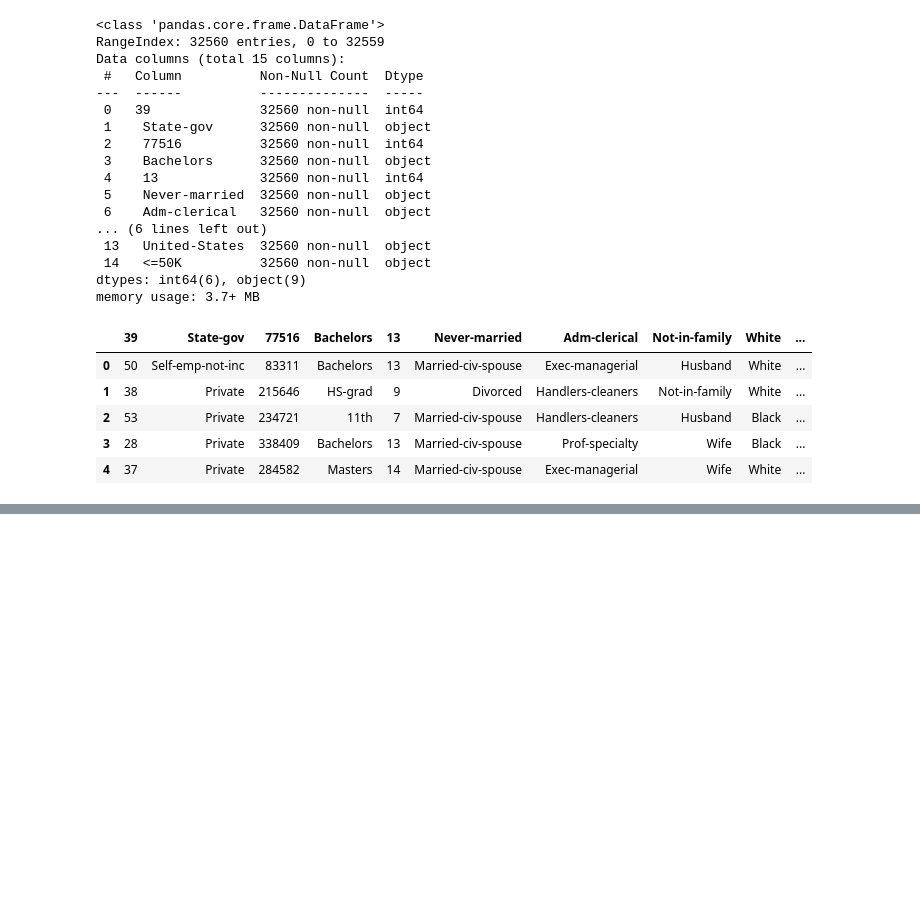
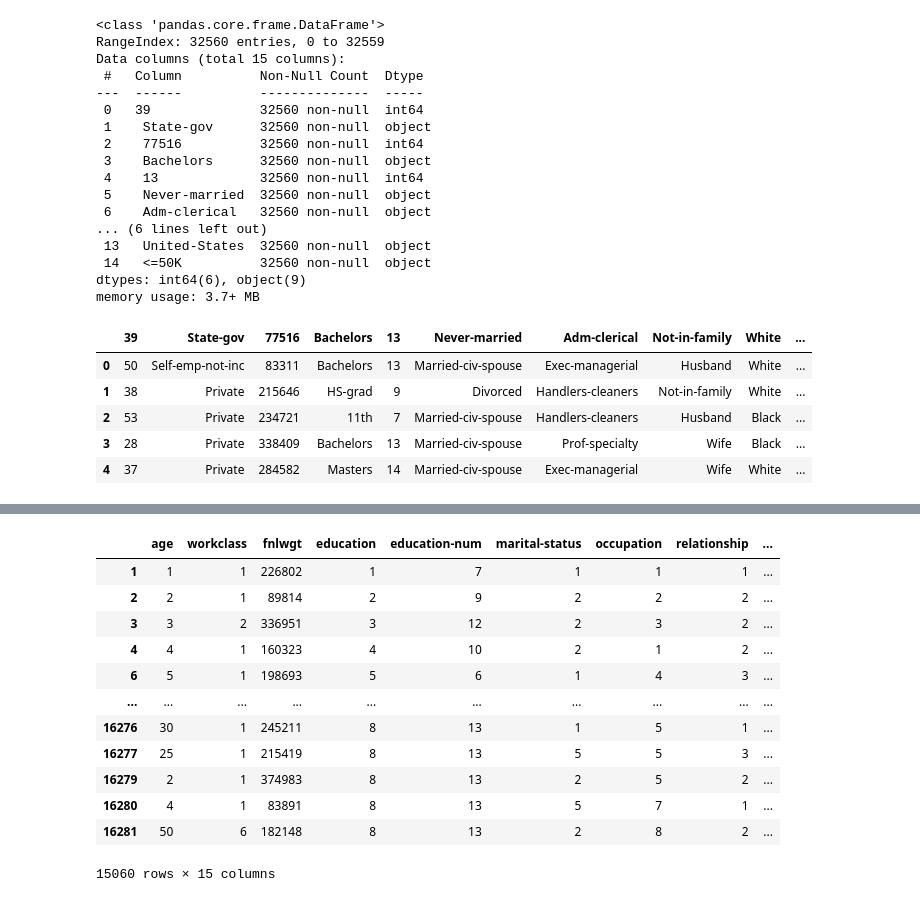
Before and after one commit to KKhamwiset/NeuronActivated, a Jupyter notebook: model_training/ml_model_training.ipynb, the cells around one changed output, grey strips where cells are left out. Cells and saved outputs as stored; diff of their text form; code cells hidden in the pictures; blank space fills up the shorter version.

```diff
--- a/model_training/ml_model_training.ipynb
+++ b/model_training/ml_model_training.ipynb
@@ -82,0 +147,30 @@ KeyError: "['income'] not found in axis"
+# %%
+df_test = pd.read_csv('../data/income/adult.test',
+                      header=None,
+                      names=column_names,
+                      sep=', ',
+                      engine='python')
+df_test.isnull().sum()
+df_test.dropna(inplace=True)
+# %%
+for column in df_test.columns:
+    df_test.drop(df_test[df_test[column] == '?'].index, inplace=True)
+
+for column in df_test.columns:
+    if df_test[column].dtype == 'object':
+        df_test[column] = map_data(df_test[column])
+df_test.astype(int)
+# %% [output]
+|  | age | workclass | fnlwgt | education | education-num | marital-status | occupation | relationship | ... |
+| 1 | 1 | 1 | 226802 | 1 | 7 | 1 | 1 | 1 | ... |
+| 2 | 2 | 1 | 89814 | 2 | 9 | 2 | 2 | 2 | ... |
+| 3 | 3 | 2 | 336951 | 3 | 12 | 2 | 3 | 2 | ... |
+| 4 | 4 | 1 | 160323 | 4 | 10 | 2 | 1 | 2 | ... |
+| 6 | 5 | 1 | 198693 | 5 | 6 | 1 | 4 | 3 | ... |
+| ... | ... | ... | ... | ... | ... | ... | ... | ... | ... |
+| 16276 | 30 | 1 | 245211 | 8 | 13 | 1 | 5 | 1 | ... |
+| 16277 | 25 | 1 | 215419 | 8 | 13 | 5 | 5 | 3 | ... |
+| 16279 | 2 | 1 | 374983 | 8 | 13 | 2 | 5 | 2 | ... |
+| 16280 | 4 | 1 | 83891 | 8 | 13 | 5 | 7 | 1 | ... |
+| 16281 | 50 | 6 | 182148 | 8 | 13 | 2 | 8 | 2 | ... |
+15060 rows × 15 columns
```
Also changed, not shown: parts of 7 cells of this notebook, 3 other files.
